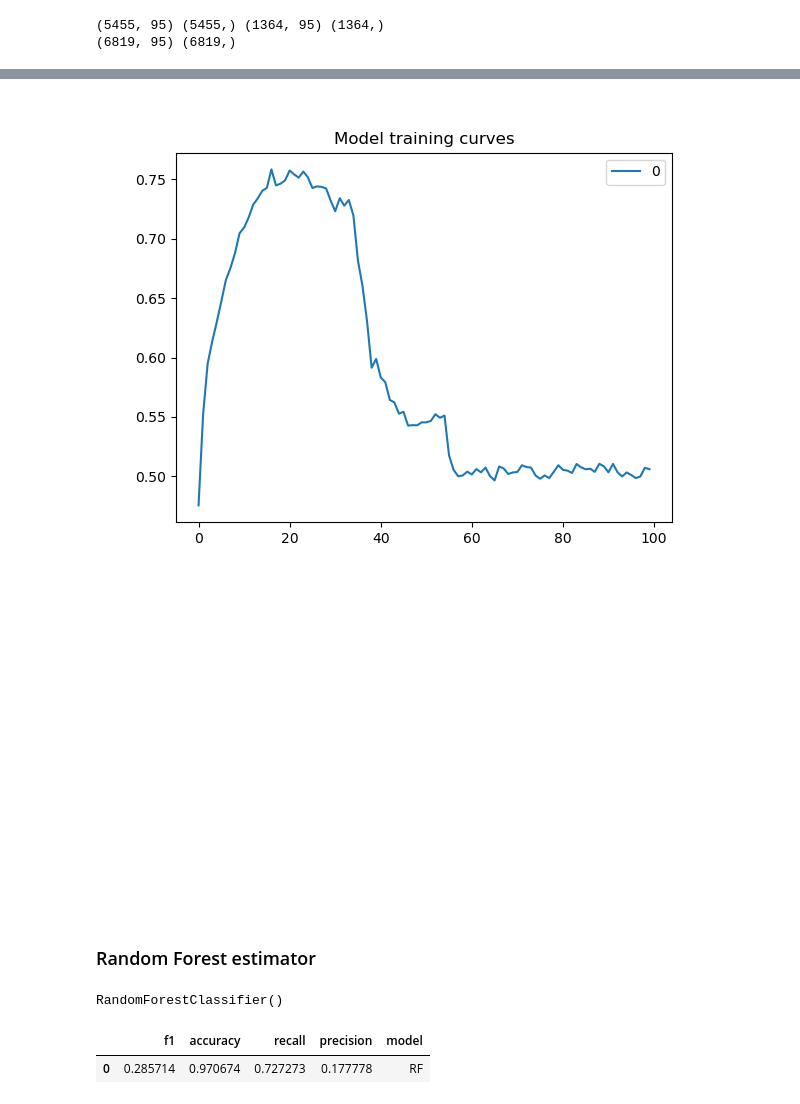
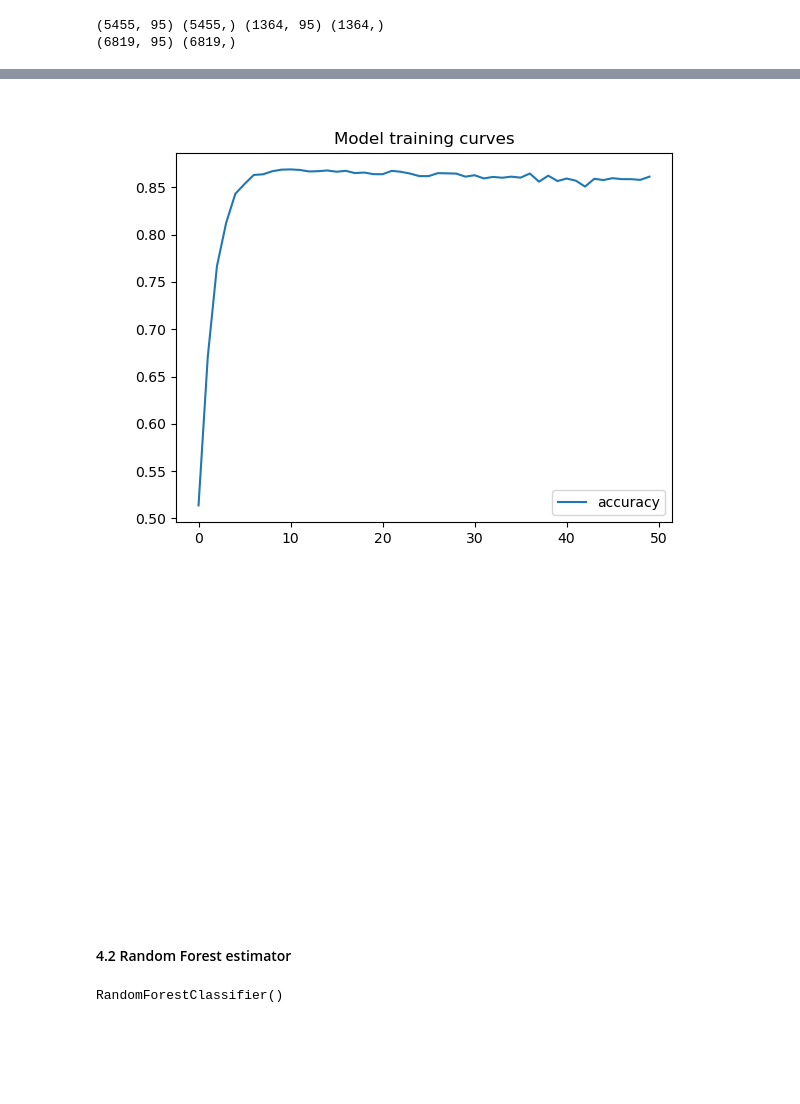
Before and after one commit to marci-nemeth/ML-Notebooks, a Jupyter notebook: 2-Classification/CompanyBankruptcyPrediction/BankruptcyPred.ipynb, the cells around one changed output, grey strips where cells are left out. Drawn from its saved outputs; the diff is of its cells as text; code cells hidden in the pictures; blank space fills up the shorter version.

```diff
--- a/2-Classification/CompanyBankruptcyPrediction/BankruptcyPred.ipynb
+++ b/2-Classification/CompanyBankruptcyPrediction/BankruptcyPred.ipynb
@@ -286,17 +317,13 @@ model= tf.keras.Sequential([
   tf.keras.layers.Dense(1, activation="sigmoid")
 ])
 
-# Compile the model
-model.compile(loss="binary_crossentropy", # we can use strings here too
-              optimizer="Adam", # same as tf.keras.optimizers.Adam() with default settings
+model.compile(loss="binary_crossentropy",
+              optimizer="Adam",
               metrics=["accuracy"])
 
-# Create a learning rate scheduler callback
-lr_scheduler = tf.keras.callbacks.LearningRateScheduler(lambda epoch: 1e-4 * 10**(epoch/20)) # traverse a set of learning rate values starting from 1e-4, increasing by 10**(epoch/20) every epoch
-
-# Fit the model (passing the lr_scheduler callback)
+lr_scheduler = tf.keras.callbacks.LearningRateScheduler(lambda epoch: 1e-4 * 10**(epoch/20))
 history = model.fit(X_train_over,
                       y_train_over,
-                      epochs=100,
-                      verbose=0
+                      epochs=50,
+                      verbose=0,
                       callbacks=[lr_scheduler])
@@ -321,10 +330,11 @@ Epoch 100/100
 # %%
 fig = plt.figure(figsize=(15,7))
 pd.DataFrame(history.history["accuracy"]).plot()
 plt.title("Model training curves")
+plt.legend(["accuracy"])
 plt.show()
 # %% [output]
-[figure, old version]
+[figure, new version]
 [figure]
 # %%
 scaler = StandardScaler()
@@ -340,17 +351,9 @@ def get_scores(y_hat,y_true,model_name):
         "precision":precision_score(y_hat,y_true)
     }
 # %% [markdown]
-### Random Forest estimator
+#### 4.2 Random Forest estimator
 # %%
 rf_estimator = RandomForestClassifier()
 rf_estimator.fit(X_train,y_train)
 # %% [output]
 RandomForestClassifier()
-# %%
-rf_pred = rf_estimator.predict(X_test)
-
-scores_df = pd.DataFrame(columns=["f1","accuracy","recall","precision"])
-scores_df.append(get_scores(rf_pred,y_test,"RF"),ignore_index=True)
-# %% [output]
-|  | f1 | accuracy | recall | precision | model |
-| 0 | 0.285714 | 0.970674 | 0.727273 | 0.177778 | RF |
```
Also changed, not shown: parts of 39 cells of this notebook.
